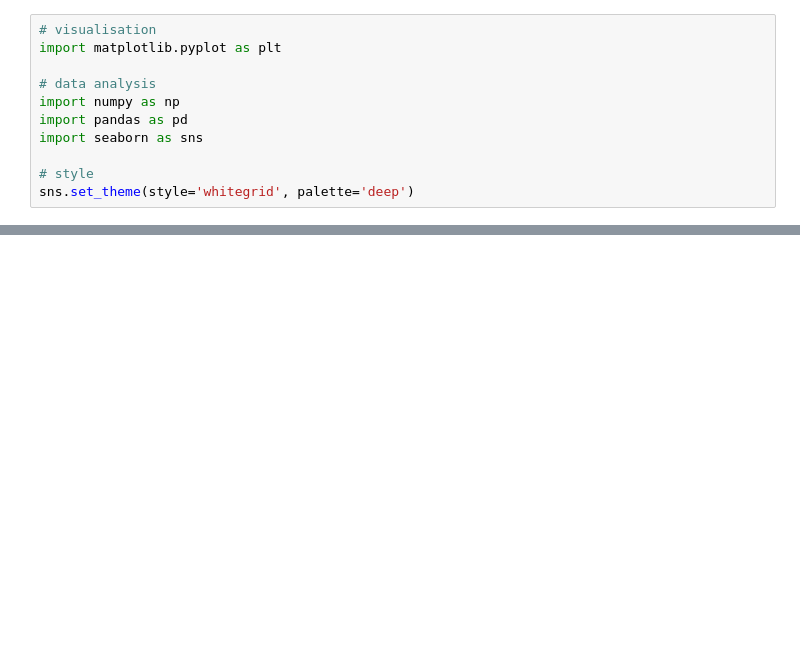
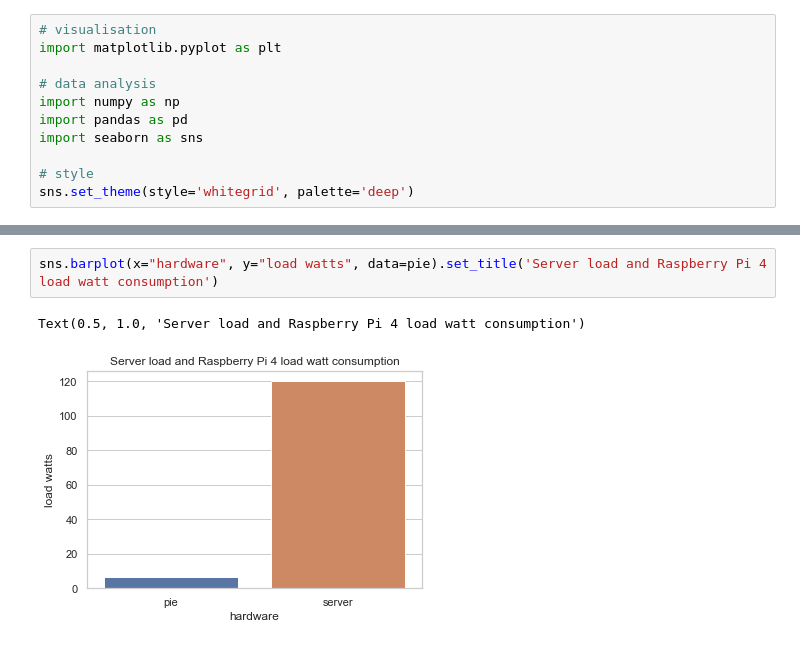
Before and after one commit to ConanMercer/Media_Server, a Jupyter notebook: MediaServer.ipynb, the cells around one changed output, grey strips where cells are left out. Cells and saved outputs as stored; diff of their text form; blank space fills up the shorter version.

```diff
--- a/MediaServer.ipynb
+++ b/MediaServer.ipynb
@@ -19,0 +31,5 @@ idle.head()
+# %%
+sns.barplot(x="hardware", y="load watts", data=pie).set_title('Server load and Raspberry Pi 4 load watt consumption')
+# %% [output]
+Text(0.5, 1.0, 'Server load and Raspberry Pi 4 load watt consumption')
+[figure, added]
```
Also changed, not shown: parts of 4 cells of this notebook, 3 other files.
